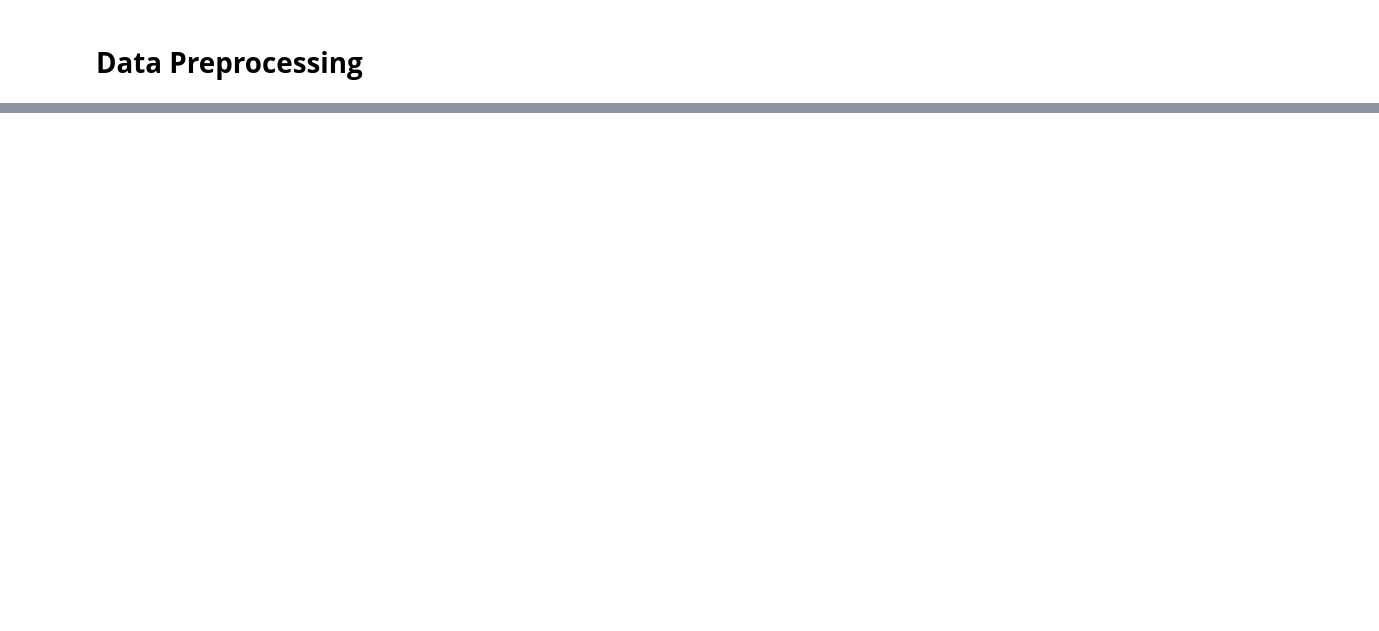
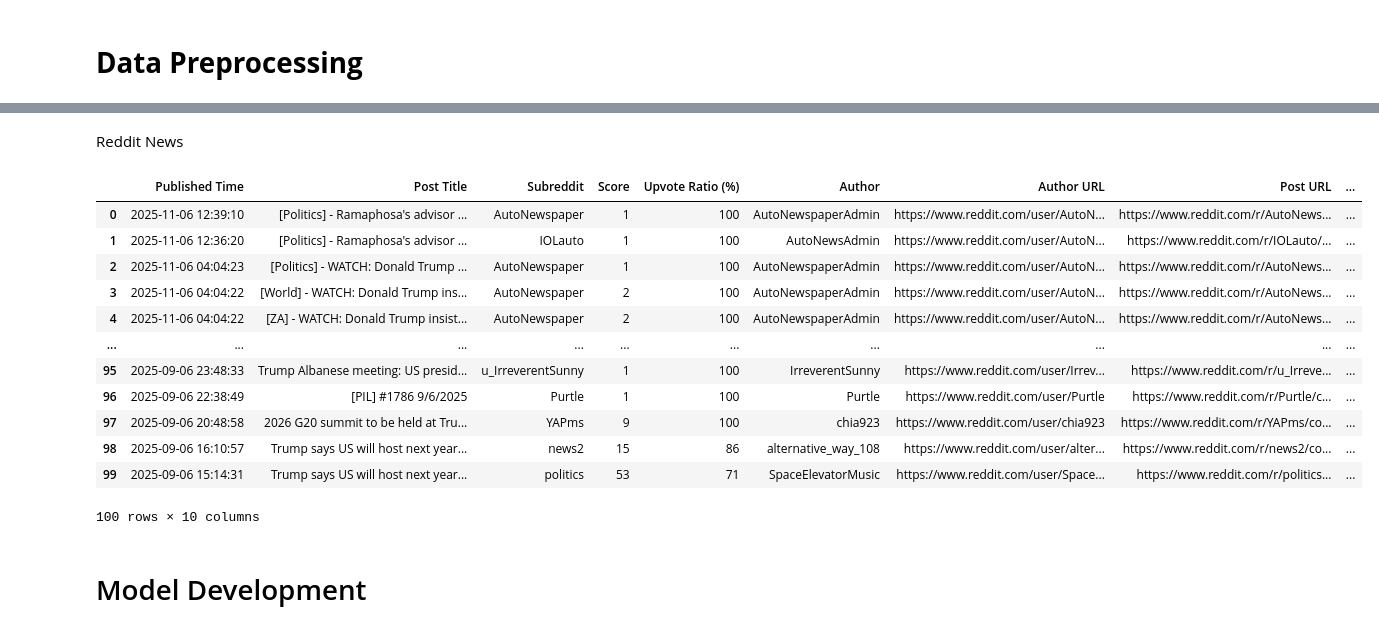
Before and after one commit to kuheli31/Fake-News-Detector, a Jupyter notebook: Fake_News_Detection.ipynb, the cells around one changed output, grey strips where cells are left out. Drawn from its saved outputs; the diff is of its cells as text; code cells hidden in the pictures; blank space fills up the shorter version.

```diff
--- a/Fake_News_Detection.ipynb
+++ b/Fake_News_Detection.ipynb
@@ -212,7 +271,8 @@ Successfully installed praw-7.8.1 prawcore-2.4.0 update_checker-0.18.0
 # %%
 # Importing necessary libraries for Reddit API interaction
 import praw
-import datetime # To format the timestamp from Reddit
+import datetime  # To format the timestamp from Reddit
+import pandas as pd
 
 # --- API Configuration ---
 REDDIT_CLIENT_ID = 'utnSmiRRrv9ZDIlJ9LveMg'
@@ -221,9 +281,8 @@ REDDIT_USER_AGENT = 'python:moonsearcher:v1.0 (by /u/Dependent_Car_5879)'
 
 # --- Search Parameters ---
 try:
-    question = news_check.strip()
-    limit_str = input('How many results would you like? (e.g., 10): ').strip()
-    num_results = int(limit_str) if limit_str.isdigit() else 10
+    question = " ".join(news_check).strip()
+    num_results = 100  # Automatically take up to 100 results
 except EOFError:
     print("\nNo input provided for search query. Exiting.")
     exit()
@@ -251,11 +310,14 @@ else:
             print("\nNo recent posts found for that query.")
         else:
             print(f"\n--- Found {len(submissions)} Posts ---\n")
+
+            # --- List to collect data for DataFrame ---
+            reddit_rows = []
+
             for submission in submissions:
                 author_name = submission.author.name if submission.author else "[deleted]"
                 post_url = f"https://www.reddit.com{submission.permalink}"
                 author_url = f"https://www.reddit.com/user/{author_name}" if author_name != "[deleted]" else "N/A"
-
                 published_time = datetime.datetime.fromtimestamp(submission.created_utc)
 
                 # --- Print basic info ---
@@ -267,9 +329,7 @@ else:
                 print(f"Author URL: {author_url}")
                 print(f"Post URL: {post_url}")
 
-                # --- Print full text if available ---
-                if submission.selftext:
-                    print(f"Post Text: {submission.selftext.replace(chr(10), ' ')}")
+                post_text = submission.selftext.replace(chr(10), ' ') if submission.selftext else None
 
                 # --- Extract image if any ---
                 image_url = None
@@ -286,7 +346,27 @@ else:
                 else:
                     print("Image: None")
 
-                print("\n" + "-"*60 + "\n")
+                print("\n" + "-" * 60 + "\n")
+
+                # --- Add to DataFrame list ---
+                reddit_rows.append({
+                    "Published Time": published_time.strftime('%Y-%m-%d %H:%M:%S'),
+                    "Post Title": submission.title,
+                    "Subreddit": submission.subreddit.display_name,
+                    "Score": submission.score,
+                    "Upvote Ratio (%)": f"{submission.upvote_ratio * 100:.0f}",
+                    "Author": author_name,
+                    "Author URL": author_url,
+                    "Post URL": post_url,
+                    "Post Text": post_text,
+                    "Image URL": image_url
+                })
+
+            # --- Convert posts to DataFrame and save to CSV ---
+            df_reddit = pd.DataFrame(reddit_rows)
+            df_reddit.to_csv('reddit.csv', index=False, encoding='utf-8')
+
+            print("✅ Reddit posts successfully saved to 'reddit.csv'")
 
     except praw.exceptions.PRAWException as e:
         print("\n--- API ERROR ---")
@@ -1060,0 +518,20 @@ reddit_posts
+# %% [markdown]
+Reddit News
+# %%
+df_reddit
+# %% [output]
+|  | Published Time | Post Title | Subreddit | Score | Upvote Ratio (%) | Author | Author URL | Post URL | ... |
+| 0 | 2025-11-06 12:39:10 | [Politics] - Ramaphosa's advisor ... | AutoNewspaper | 1 | 100 | AutoNewspaperAdmin | https://www.reddit.com/user/AutoN... | https://www.reddit.com/r/AutoNews... | ... |
+| 1 | 2025-11-06 12:36:20 | [Politics] - Ramaphosa's advisor ... | IOLauto | 1 | 100 | AutoNewsAdmin | https://www.reddit.com/user/AutoN... | https://www.reddit.com/r/IOLauto/... | ... |
+| 2 | 2025-11-06 04:04:23 | [Politics] - WATCH: Donald Trump ... | AutoNewspaper | 1 | 100 | AutoNewspaperAdmin | https://www.reddit.com/user/AutoN... | https://www.reddit.com/r/AutoNews... | ... |
+| 3 | 2025-11-06 04:04:22 | [World] - WATCH: Donald Trump ins... | AutoNewspaper | 2 | 100 | AutoNewspaperAdmin | https://www.reddit.com/user/AutoN... | https://www.reddit.com/r/AutoNews... | ... |
+| 4 | 2025-11-06 04:04:22 | [ZA] - WATCH: Donald Trump insist... | AutoNewspaper | 2 | 100 | AutoNewspaperAdmin | https://www.reddit.com/user/AutoN... | https://www.reddit.com/r/AutoNews... | ... |
+| ... | ... | ... | ... | ... | ... | ... | ... | ... | ... |
+| 95 | 2025-09-06 23:48:33 | Trump Albanese meeting: US presid... | u_IrreverentSunny | 1 | 100 | IrreverentSunny | https://www.reddit.com/user/Irrev... | https://www.reddit.com/r/u_Irreve... | ... |
+| 96 | 2025-09-06 22:38:49 | [PIL] #1786 9/6/2025 | Purtle | 1 | 100 | Purtle | https://www.reddit.com/user/Purtle | https://www.reddit.com/r/Purtle/c... | ... |
+| 97 | 2025-09-06 20:48:58 | 2026 G20 summit to be held at Tru... | YAPms | 9 | 100 | chia923 | https://www.reddit.com/user/chia923 | https://www.reddit.com/r/YAPms/co... | ... |
+| 98 | 2025-09-06 16:10:57 | Trump says US will host next year... | news2 | 15 | 86 | alternative_way_108 | https://www.reddit.com/user/alter... | https://www.reddit.com/r/news2/co... | ... |
+| 99 | 2025-09-06 15:14:31 | Trump says US will host next year... | politics | 53 | 71 | SpaceElevatorMusic | https://www.reddit.com/user/Space... | https://www.reddit.com/r/politics... | ... |
+100 rows × 10 columns
+# %% [markdown]
+# Model Development
```
Also changed, not shown: parts of 43 cells of this notebook.
